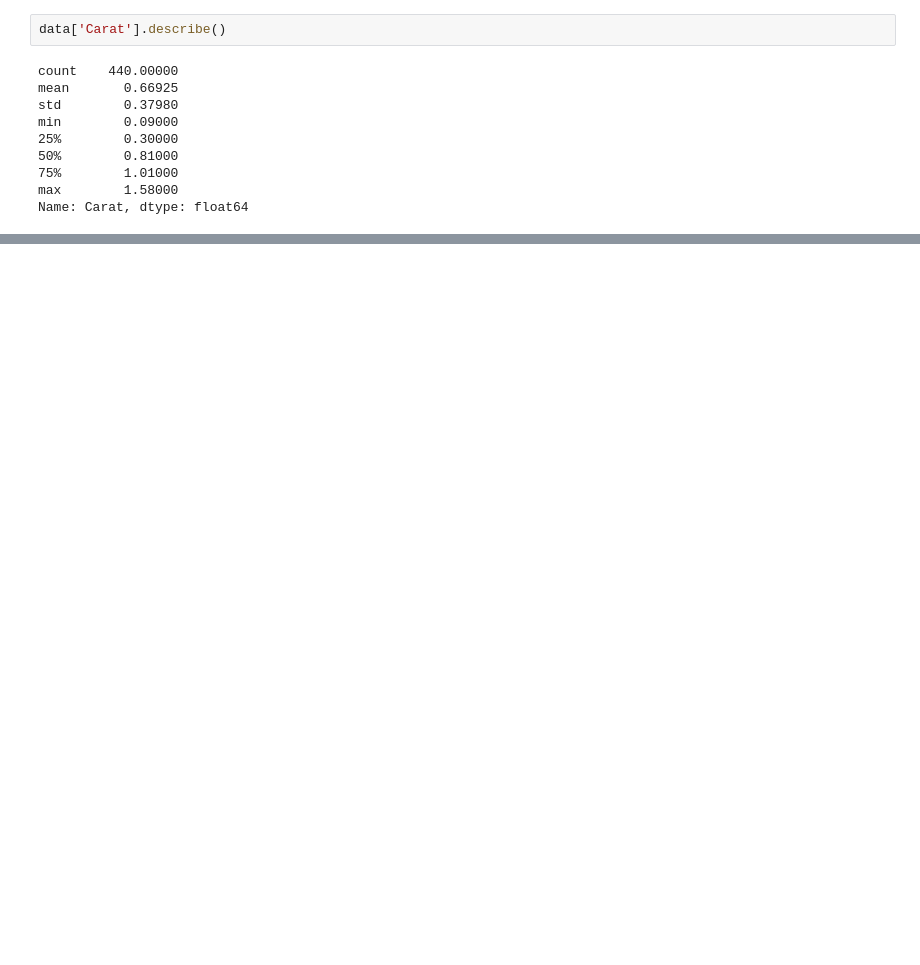
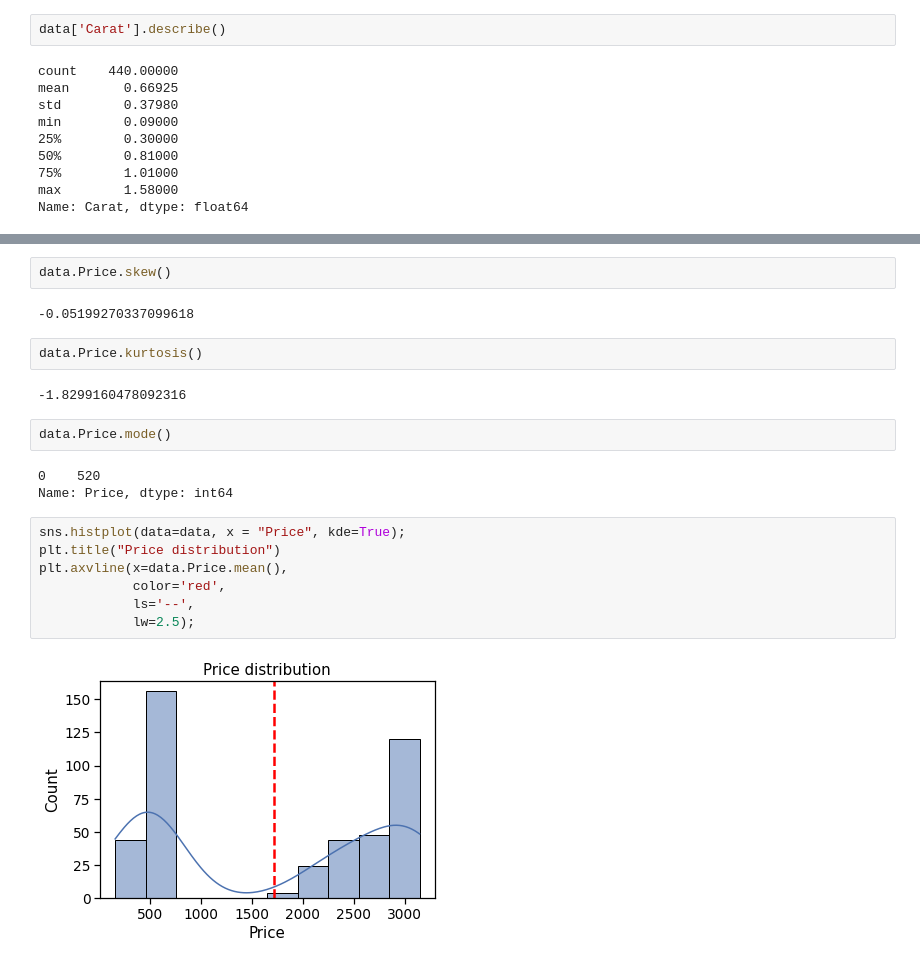
Before and after one commit to komus/business_analytics, a Jupyter notebook: regression/assignmenta01.ipynb, the cells around one changed output, grey strips where cells are left out. Drawn from its saved outputs; the diff is of its cells as text; blank space fills up the shorter version.

```diff
--- a/regression/assignmenta01.ipynb
+++ b/regression/assignmenta01.ipynb
@@ -277,0 +305,22 @@ data.head()
+# %%
+data.Price.skew()
+# %% [output]
+-0.05199270337099618
+# %%
+data.Price.kurtosis()
+# %% [output]
+-1.8299160478092316
+# %%
+data.Price.mode()
+# %% [output]
+0    520
+Name: Price, dtype: int64
+# %%
+sns.histplot(data=data, x = "Price", kde=True);
+plt.title("Price distribution")
+plt.axvline(x=data.Price.mean(),
+            color='red',
+            ls='--',
+            lw=2.5);
+# %% [output]
+[figure, added]
```
Also changed, not shown: parts of 28 cells of this notebook.
